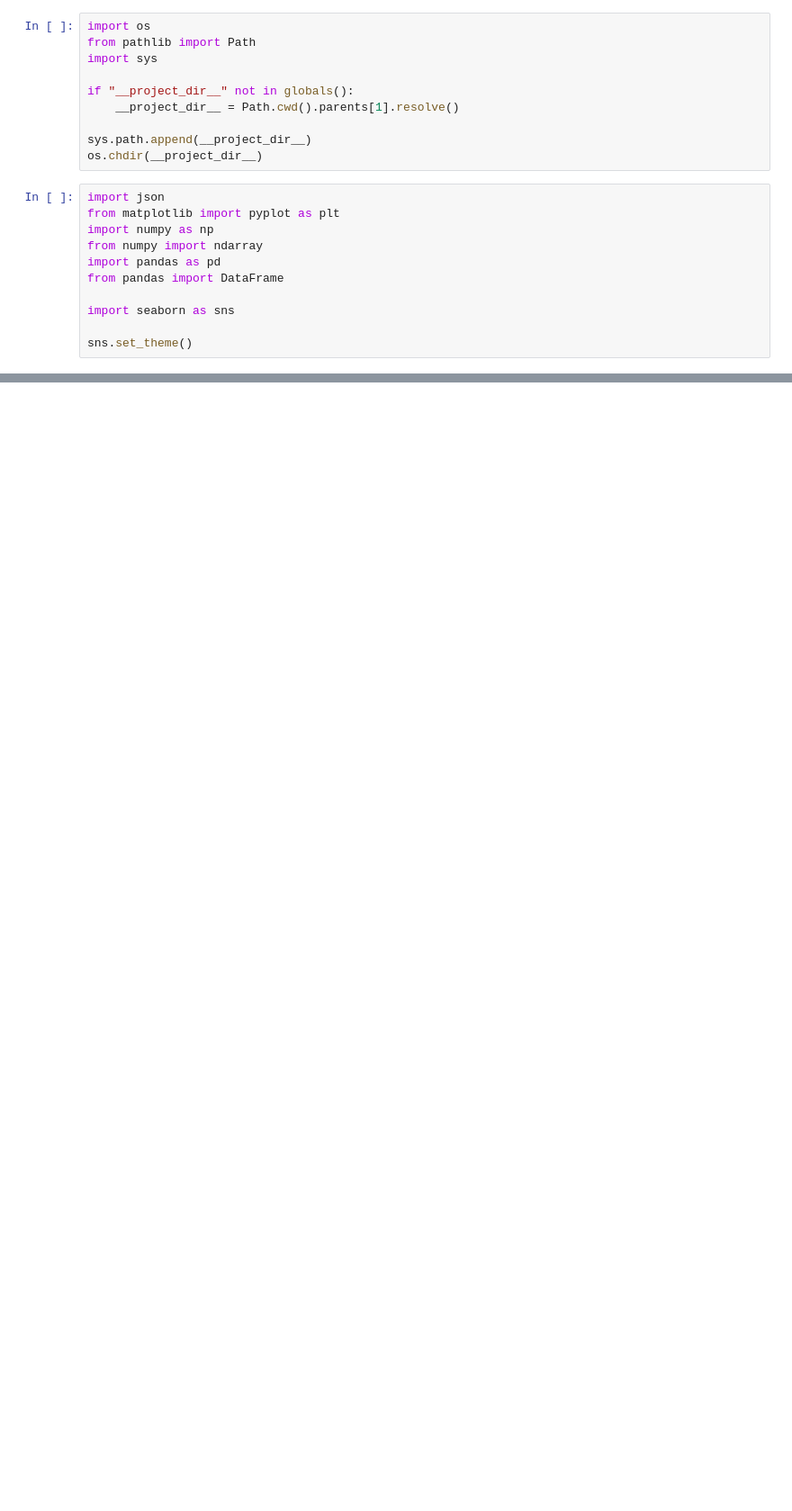
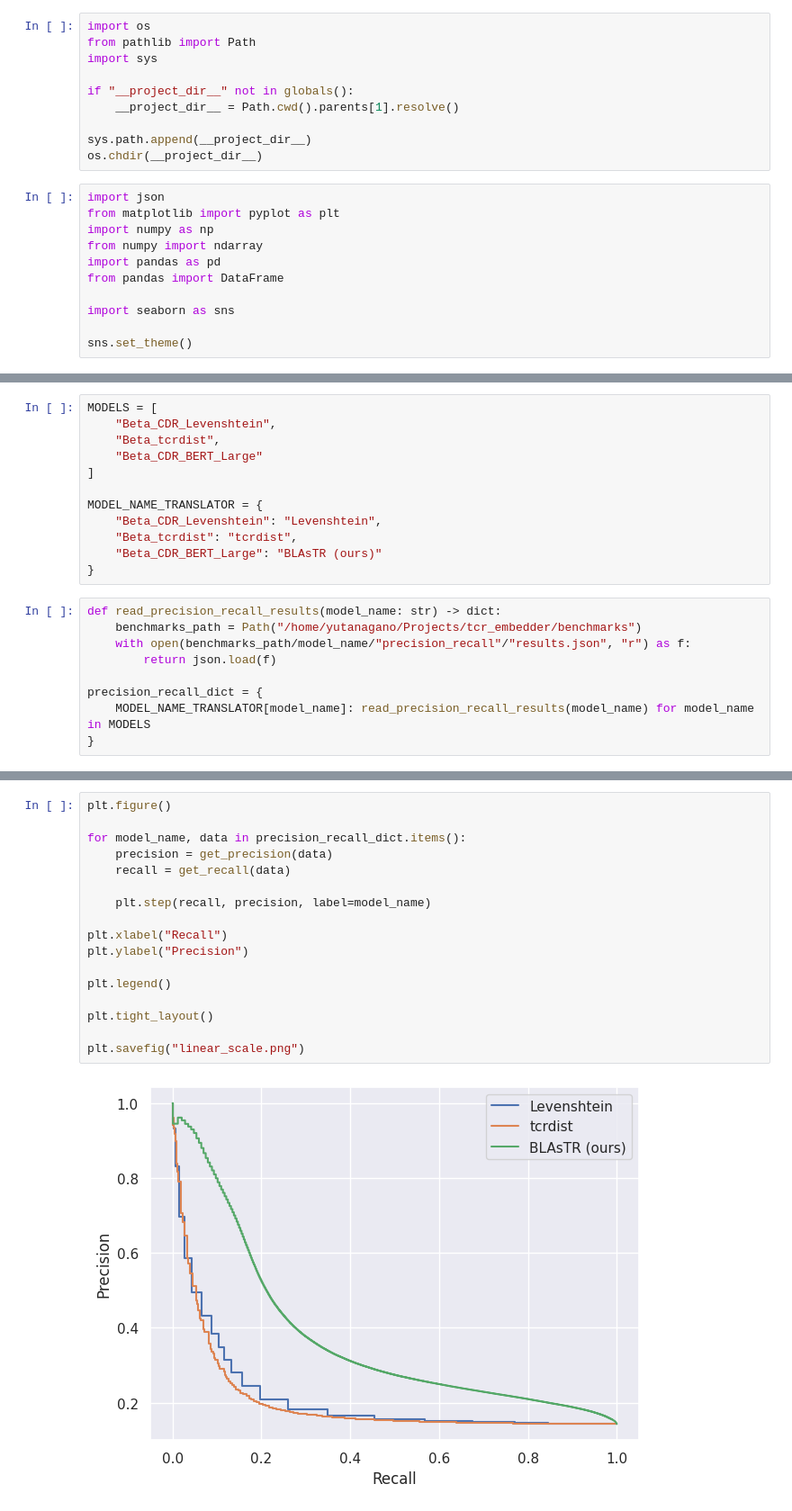
Before and after one commit to yutanagano/tcrlm, a Jupyter notebook: notebooks/misc/draw_multi_model_plots.ipynb, the cells around one changed output, grey strips where cells are left out. Shown at 90% size. Drawn from its saved outputs; the diff is of its cells as text; blank space fills up the shorter version.

```diff
--- a/notebooks/misc/draw_multi_model_plots.ipynb
+++ b/notebooks/misc/draw_multi_model_plots.ipynb
@@ -78,0 +22,21 @@ def get_deorphanisation_rate(data: dict) -> ndarray:
+# %%
+MODELS = [
+    "Beta_CDR_Levenshtein",
+    "Beta_tcrdist",
+    "Beta_CDR_BERT_Large"
+]
+
+MODEL_NAME_TRANSLATOR = {
+    "Beta_CDR_Levenshtein": "Levenshtein",
+    "Beta_tcrdist": "tcrdist",
+    "Beta_CDR_BERT_Large": "BLAsTR (ours)"
+}
+# %%
+def read_precision_recall_results(model_name: str) -> dict:
+    benchmarks_path = Path("/home/yutanagano/Projects/tcr_embedder/benchmarks")
+    with open(benchmarks_path/model_name/"precision_recall"/"results.json", "r") as f:
+        return json.load(f)
+
+precision_recall_dict = {
+    MODEL_NAME_TRANSLATOR[model_name]: read_precision_recall_results(model_name) for model_name in MODELS
+}
@@ -79,3 +49,22 @@ def get_deorphanisation_rate(data: dict) -> ndarray:
+# %%
+plt.figure()
+
+for model_name, data in precision_recall_dict.items():
+    precision = get_precision(data)
+    recall = get_recall(data)
+
+    plt.step(recall, precision, label=model_name)
+
+plt.xlabel("Recall")
+plt.ylabel("Precision")
+
+plt.legend()
+
+plt.tight_layout()
+
+plt.savefig("linear_scale.png")
+# %% [output]
+[figure, added]
 # %%
 plt.figure()
 
```
Also changed, not shown: parts of 13 cells of this notebook, 1 other file.
